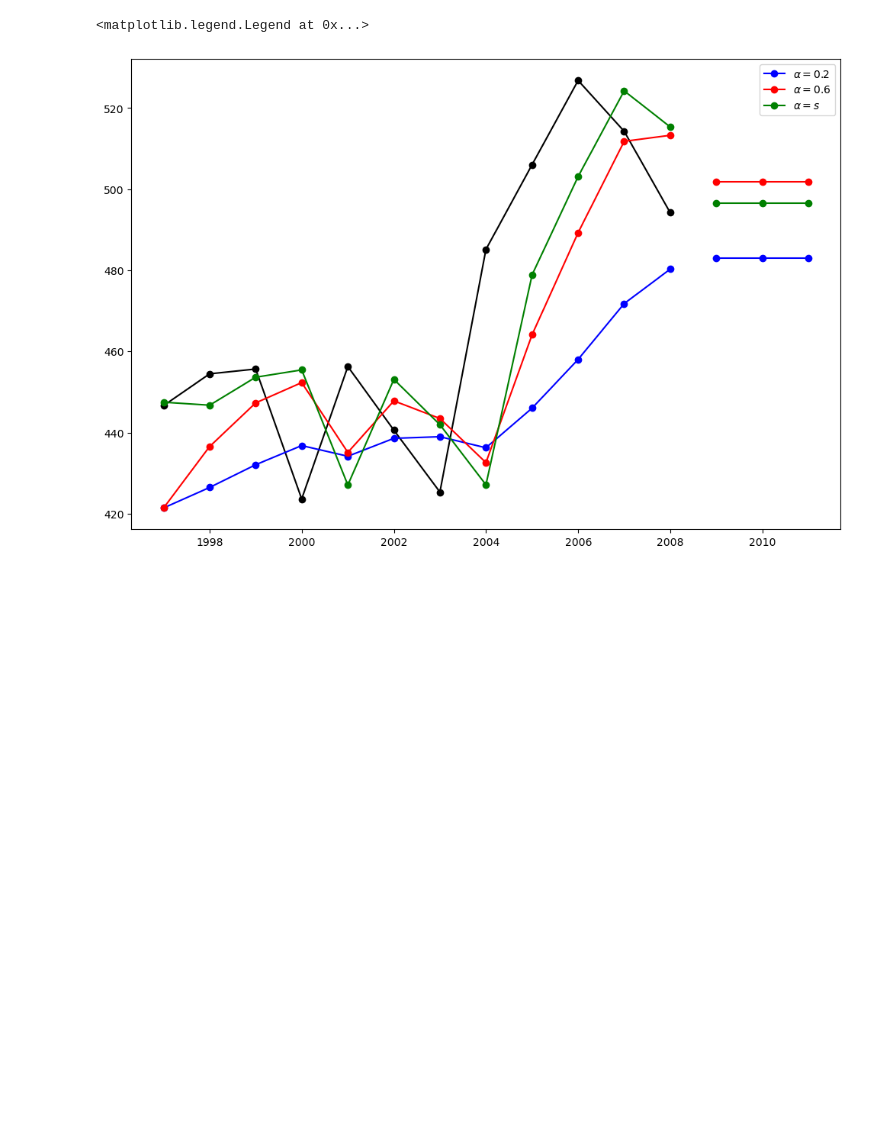
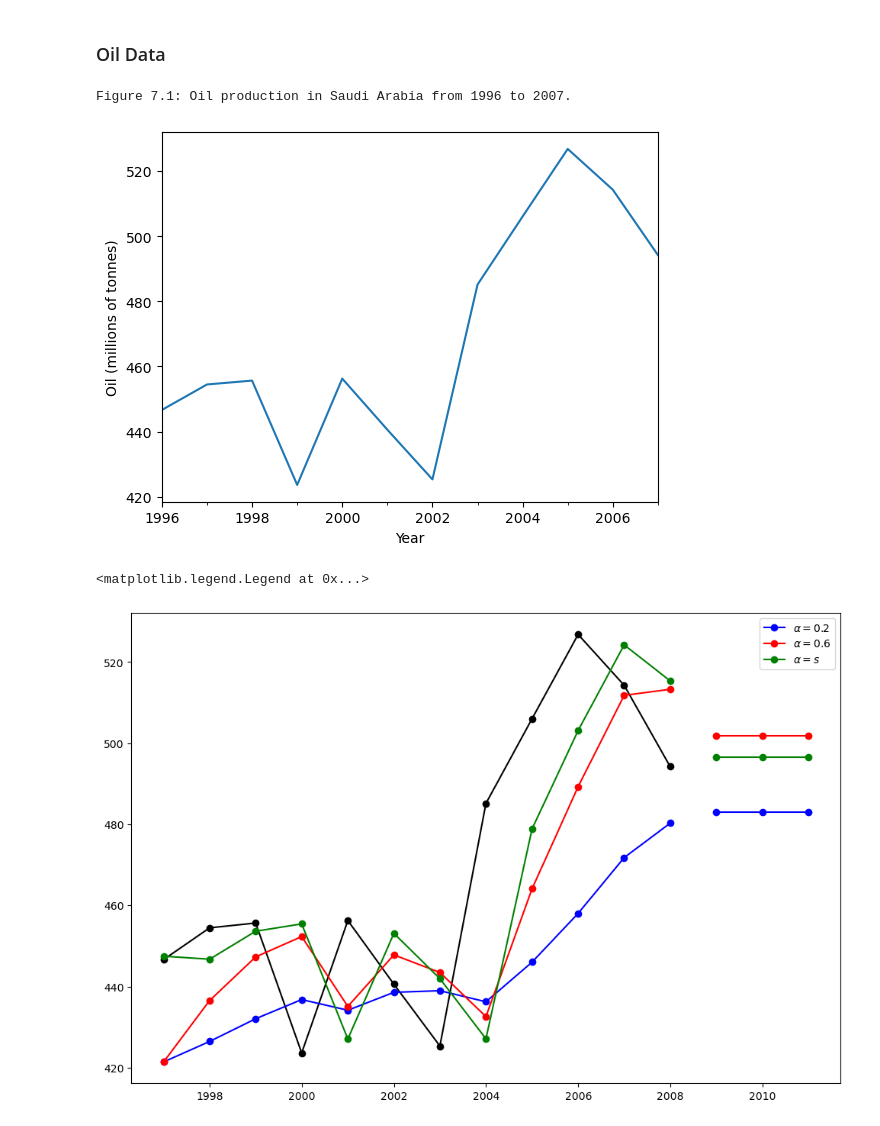
Before and after one commit to Rishabh-HSLU/HSLU_Time_Series_Analysis, a Jupyter notebook: rish/ETS.ipynb, the cells around one changed output. Saved outputs shown, nothing was run; the diff lists cells and outputs as text; code cells hidden in the pictures; blank space fills up the shorter version.

```diff
--- a/rish/ETS.ipynb
+++ b/rish/ETS.ipynb
@@ -450,3 +9,5 @@
+# %% [markdown]
+### Oil Data
 # %%
 data = [
     446.6565,
@@ -464,6 +25,14 @@ data = [
 ]
 index = pd.date_range(start="1996", end="2008", freq="YE")
 oildata = pd.Series(data, index)
+# %%
+ax = oildata.plot()
+ax.set_xlabel("Year")
+ax.set_ylabel("Oil (millions of tonnes)")
+print("Figure 7.1: Oil production in Saudi Arabia from 1996 to 2007.")
+# %% [output]
+Figure 7.1: Oil production in Saudi Arabia from 1996 to 2007.
+[figure, added]
 # %%
 fit1 = SimpleExpSmoothing(oildata, initialization_method="heuristic").fit(smoothing_level = 0.2, optimized = False)
 fcast1 = fit1.forecast(3).rename(r"$\alpha=0.2$")
```
Also changed, not shown: parts of 9 cells of this notebook, 1 other file.
